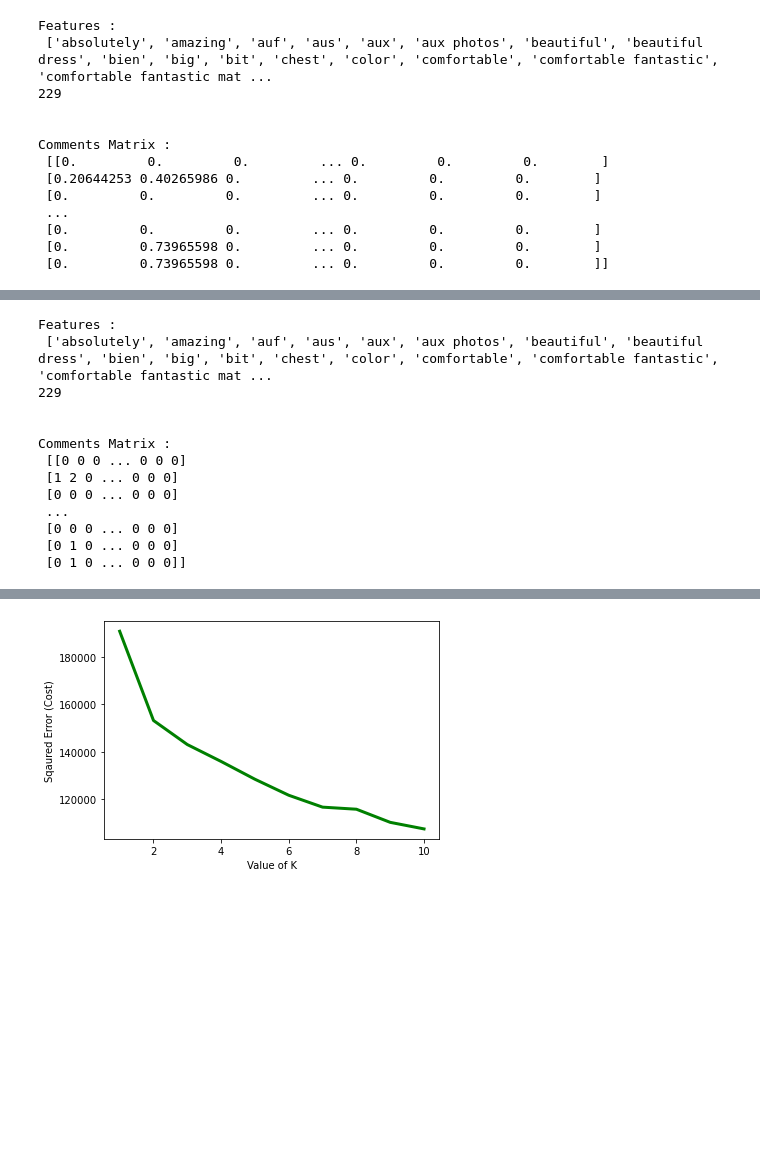
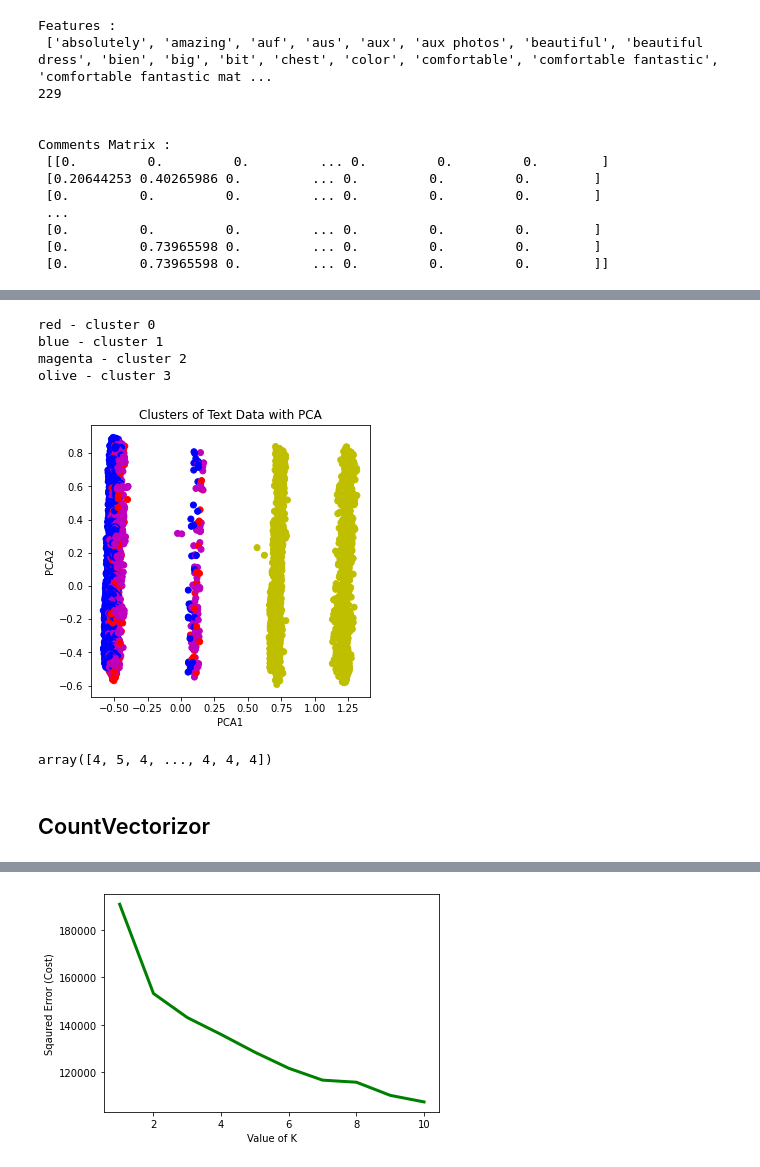
Before and after one commit to mikhaelamartin/Zaful-Classification, a Jupyter notebook: jupyter notebooks/preprocessing_1.ipynb, the cells around one changed output, grey strips where cells are left out. Cells and saved outputs as stored; diff of their text form; code cells hidden in the pictures; blank space fills up the shorter version.

```diff
--- a/jupyter notebooks/preprocessing_1.ipynb
+++ b/jupyter notebooks/preprocessing_1.ipynb
@@ -661,0 +800,17 @@ Comments Matrix :
+# %%
+true_k = 4
+
+model = KMeans(n_clusters=true_k, init="k-means++", max_iter=100, n_init=1)
+
+model.fit(tfidfcomments_combined)
+
+order_centroids = model.cluster_centers_.argsort()[:, ::-1]
+terms = tfidffeature_names
+i=0
+
+for cluster in order_centroids:
+    print (f"Cluster {i}")
+    for keyword in cluster[0:10]:
+        print (terms[keyword])
+    print ("")
+    i=i+1
@@ -662,22 +835,46 @@ Comments Matrix :
+# %%
+## visualizing cluster
+
+kmean_indices = model.fit_predict(tfidfcomments_combined)
+
+pca = PCA(n_components=4)
+scatter_plot_points = pca.fit_transform(tfidfcomments_combined.toarray())
+colors = ["r", "b","m", "y"]
+
+x_axis = [o[0] for o in scatter_plot_points]
+y_axis = [o[1] for o in scatter_plot_points]
+
+
+fig, ax = plt.subplots(figsize=(5,5))
+ax.scatter(x_axis, y_axis, c=[colors[d] for d in kmean_indices])
+plt.xlabel('PCA1')
+plt.ylabel('PCA2')
+plt.title('Clusters of Text Data with PCA')
+print('red - cluster 0')
+print('blue - cluster 1')
+print('magenta - cluster 2')
+print('olive - cluster 3')
+# %% [output]
+red - cluster 0
+blue - cluster 1
+magenta - cluster 2
+olive - cluster 3
+[figure, added]
+# %%
+model.labels_
+# %% [output]
+array([4, 5, 4, ..., 4, 4, 4])
+# %% [markdown]
+## CountVectorizor
 # %%
+comments = clean_docs(reviews_cleaned[reviews_cleaned['Comment'].notna()]['Comment'])
+vectorizer = CountVectorizer(min_df=.01,ngram_range=(1,3),max_df=.8,stop_words='english')
+comments_matrix = vectorizer.fit_transform(comments)
+
 features = (vectorizer.get_feature_names())
 print("\n\nFeatures : \n", features)
 print(len(features))
 print("\n\nComments Matrix : \n", comments_matrix.toarray())
-# %% [output]
-Features :
- ['absolutely', 'amazing', 'auf', 'aus', 'aux', 'aux photos', 'beautiful', 'beautiful dress', 'bien', 'big', 'bit', 'chest', 'color', 'comfortable', 'comfortable fantastic', 'comfortable fantastic mat ...
-229
-
-
-Comments Matrix :
- [[0 0 0 ... 0 0 0]
- [1 2 0 ... 0 0 0]
- [0 0 0 ... 0 0 0]
- ...
- [0 0 0 ... 0 0 0]
- [0 1 0 ... 0 0 0]
- [0 1 0 ... 0 0 0]]
 # %%
 feature_names = vectorizer.get_feature_names()
 feature_names.append(['Individual Rating', 'Number of Pictures', 'Overall Fit', 'Height',
```
Also changed, not shown: parts of 24 cells of this notebook, 7 other files.
